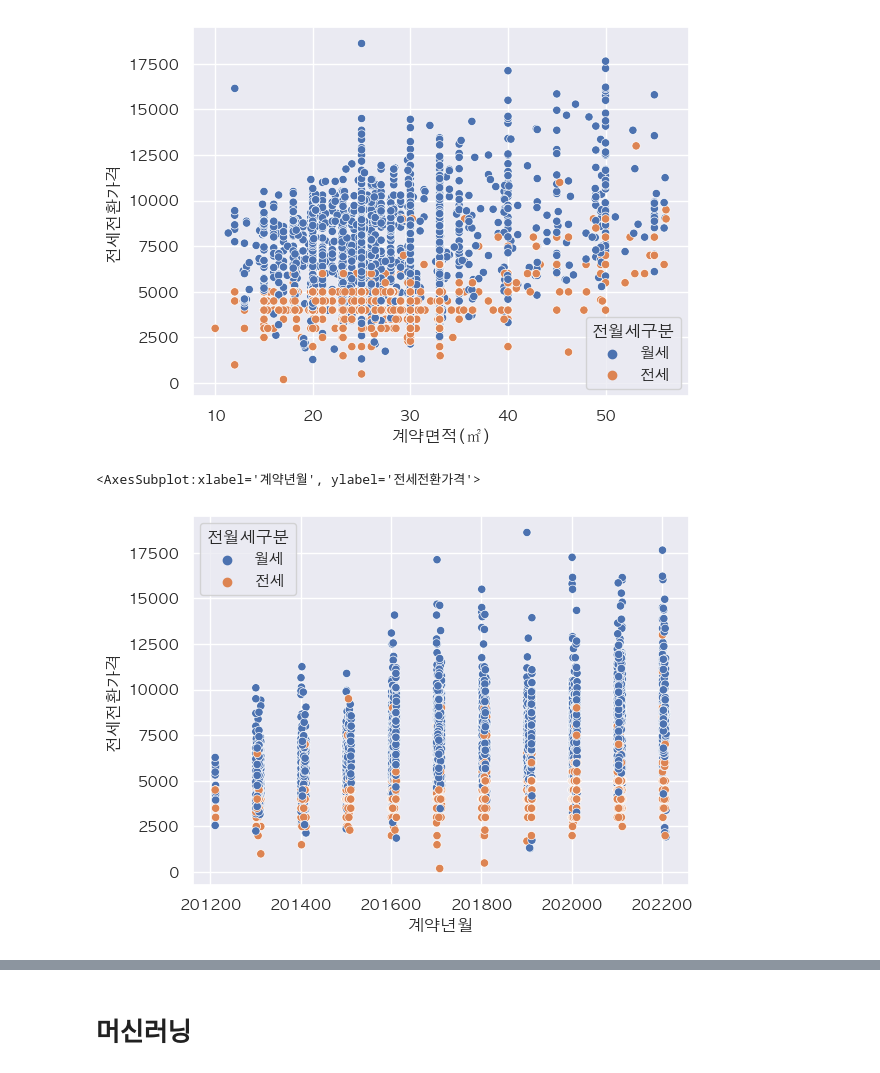
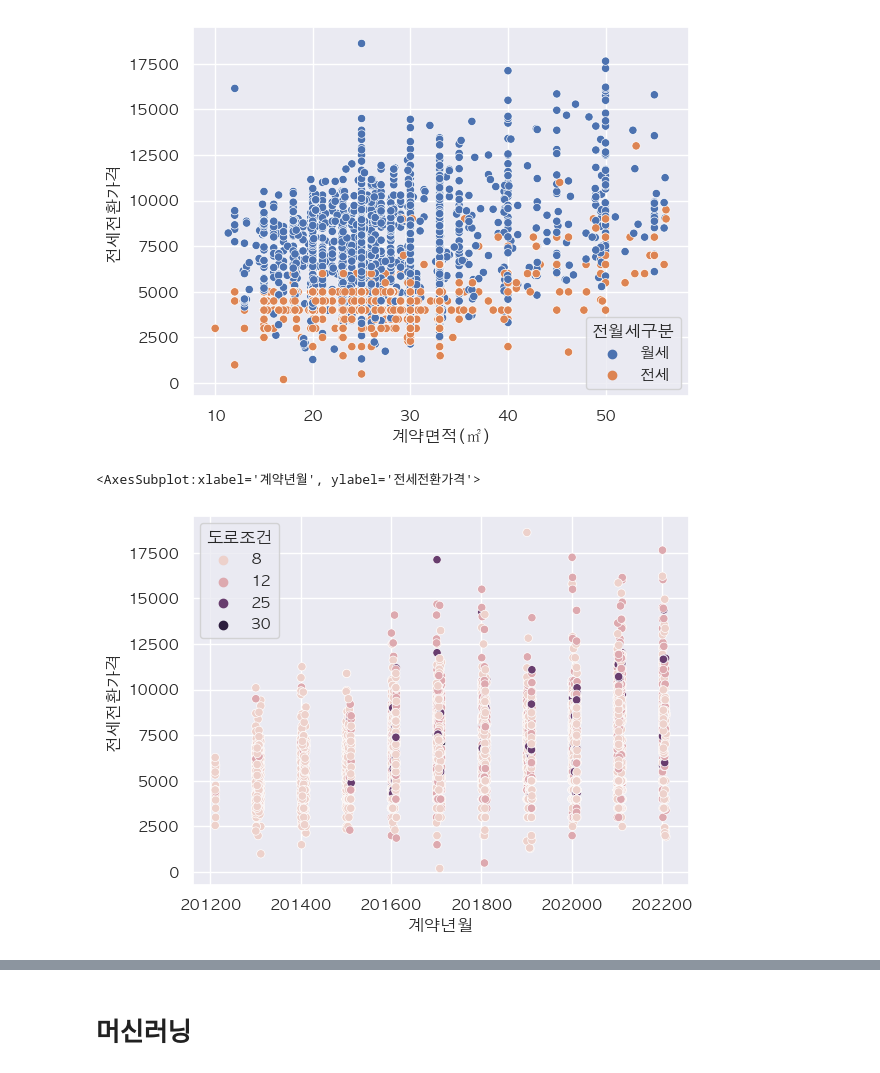
Before and after one commit to ChanceMKR/LH_home, a Jupyter notebook: ksc/lh_home.ipynb, the cells around one changed output, grey strips where cells are left out. Saved outputs shown, nothing was run; the diff lists cells and outputs as text; code cells hidden in the pictures.

```diff
--- a/ksc/lh_home.ipynb
+++ b/ksc/lh_home.ipynb
@@ -6,14 +6,3 @@ import matplotlib.pyplot as plt
 import platform
 import seaborn as sns
 import os
-# %%
-sns.set(font="AppleGothic",
-        rc={"axes.unicode_minus":False},
-        style='darkgrid')
-
-print(platform.system()) # 플랫폼 확인
-
-if platform.system() == 'Windows': # Window
-    matplotlib.rc('font', family='Malgun Gothic')
-elif platform.system() == 'Darwin': # Mac
-    matplotlib.rc('font', family='AppleGothic')
@@ -57,7 +44,9 @@ gajwa = gajwa.fillna({'도로조건':gajwa['도로조건'].mode()[0]})
 road=[]
 for a in gajwa["도로조건"]:
     if a=="-":
-         a = "8"
+        a = "8"
+    if a=="25m이상":
+        a = "30"
     road.append(int(a.split("m")[0]))
 gajwa["도로조건"] = road
 
@@ -207,0 +197,21 @@ gajwa.corr()
+# %%
+area = []
+
+for long, lat in zip(gajwa["경도"],gajwa["위도"]) :
+    if 128.102554 < long < 128.107094 and 35.155823 < lat < 35.162156 :
+        area.append('후문')
+    elif 128.107502 < long < 128.116019 and 35.155877 < lat < 35.158884 :
+        area.append('경찰서')
+    elif 128.105510 < long < 128.109887 and 35.152340 < lat <35.155835 :
+        area.append('정문')
+    elif 128.099328 < long < 128.105970 and 35.14718 < lat < 35.151686 :
+        area.append('남문')
+    elif 128.102356 < long < 128.118509 and 35.161807 < lat < 35.166844 :
+        area.append('호탄')
+    elif 128.107524 < long < 128.118378 and 35.159442 < lat < 35.161644 :
+        area.append('호탄')
+    else :
+        area.append('그 외')
+
+gajwa["area"] = area
+gajwa
@@ -211,7 +251,7 @@ sns.scatterplot(data = gajwa, x = "계약면적(㎡)", y = "전세전환가격",
 <AxesSubplot:xlabel='계약면적(㎡)', ylabel='전세전환가격'>
 [figure]
 # %%
-sns.scatterplot(data = gajwa, x = "계약년월", y = "전세전환가격", hue = "전월세구분")
+sns.scatterplot(data = gajwa, x = "계약년월", y = "전세전환가격", hue = "도로조건")
 # %% [output]
 <AxesSubplot:xlabel='계약년월', ylabel='전세전환가격'>
-[figure, old version]
+[figure, new version]
```
Also changed, not shown: parts of 16 cells of this notebook.
